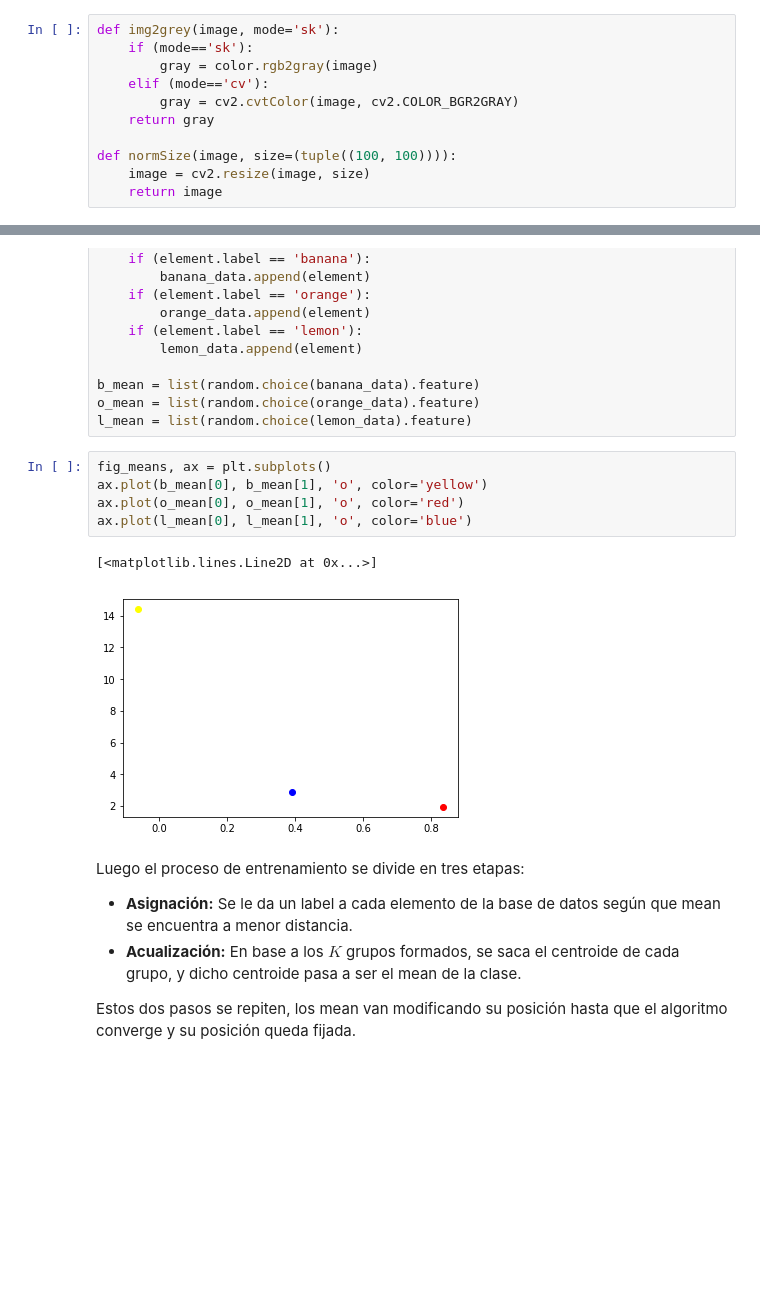
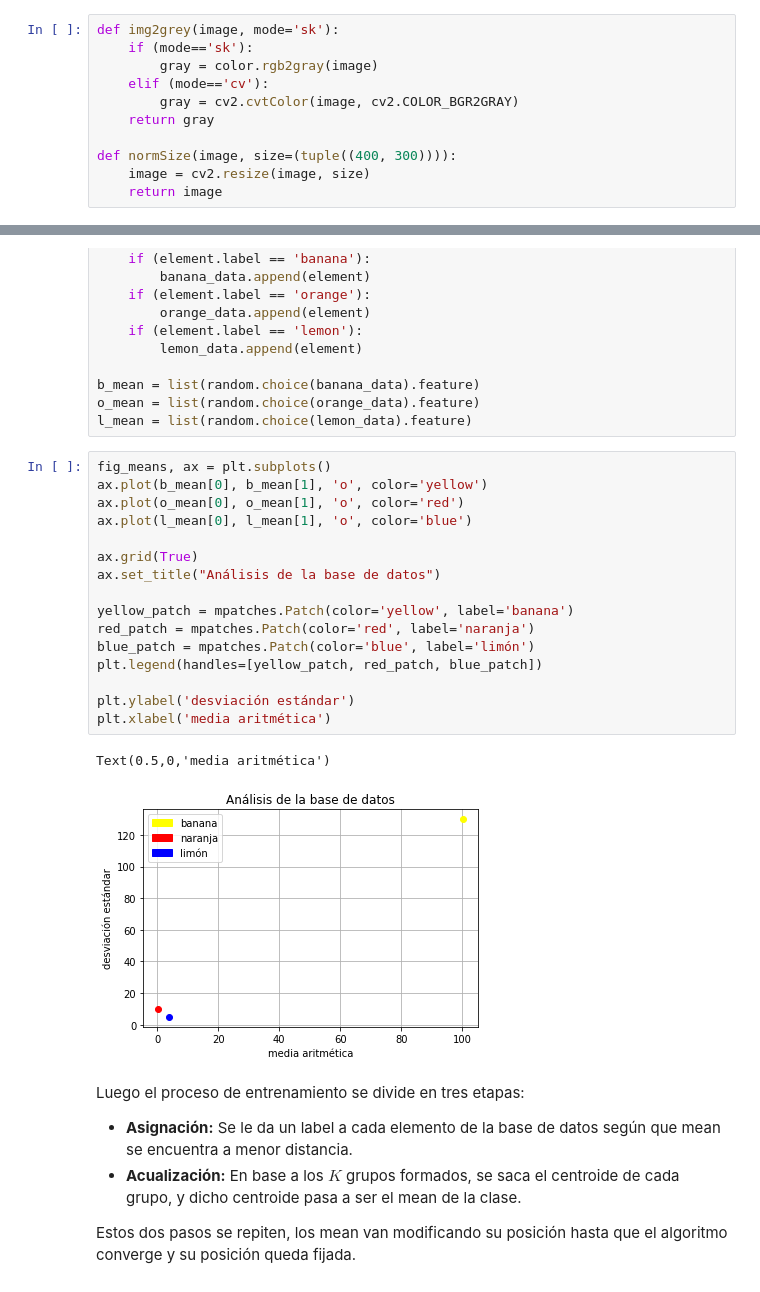
Before and after one commit to gonzafernan/fruit-classifier, a Jupyter notebook: 05-algoritmos.ipynb, the cells around one changed output, grey strips where cells are left out. Saved outputs shown, nothing was run; the diff lists cells and outputs as text; blank space fills up the shorter version.

```diff
--- a/05-algoritmos.ipynb
+++ b/05-algoritmos.ipynb
@@ -27,7 +28,7 @@ def img2grey(image, mode='sk'):
         gray = cv2.cvtColor(image, cv2.COLOR_BGR2GRAY)
     return gray
 
-def normSize(image, size=(tuple((100, 100)))):
+def normSize(image, size=(tuple((400, 300)))):
     image = cv2.resize(image, size)
     return image
 # %% [markdown]
@@ -344,11 +357,22 @@ l_mean = list(random.choice(lemon_data).feature)
 # %%
 fig_means, ax = plt.subplots()
 ax.plot(b_mean[0], b_mean[1], 'o', color='yellow')
 ax.plot(o_mean[0], o_mean[1], 'o', color='red')
 ax.plot(l_mean[0], l_mean[1], 'o', color='blue')
+
+ax.grid(True)
+ax.set_title("Análisis de la base de datos")
+
+yellow_patch = mpatches.Patch(color='yellow', label='banana')
+red_patch = mpatches.Patch(color='red', label='naranja')
+blue_patch = mpatches.Patch(color='blue', label='limón')
+plt.legend(handles=[yellow_patch, red_patch, blue_patch])
+
+plt.ylabel('desviación estándar')
+plt.xlabel('media aritmética')
 # %% [output]
-[<matplotlib.lines.Line2D at 0x...>]
+Text(0.5,0,'media aritmética')
-[figure, old version]
+[figure, new version]
 # %% [markdown]
 Luego el proceso de entrenamiento se divide en tres etapas:
 - **Asignación:** Se le da un label a cada elemento de la base de datos según que mean se encuentra a menor distancia.
```
Also changed, not shown: parts of 19 cells of this notebook, 2 other files.
